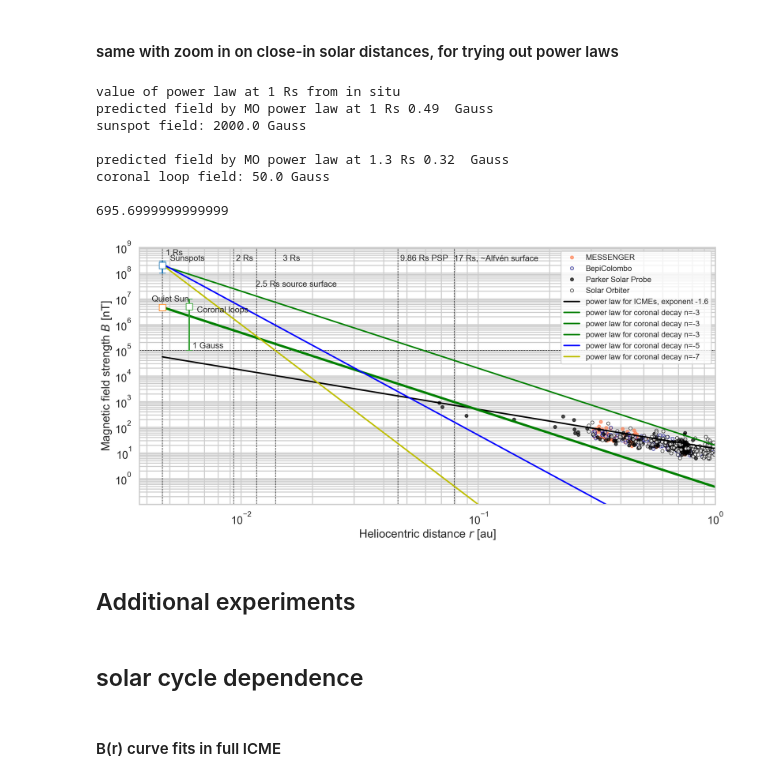
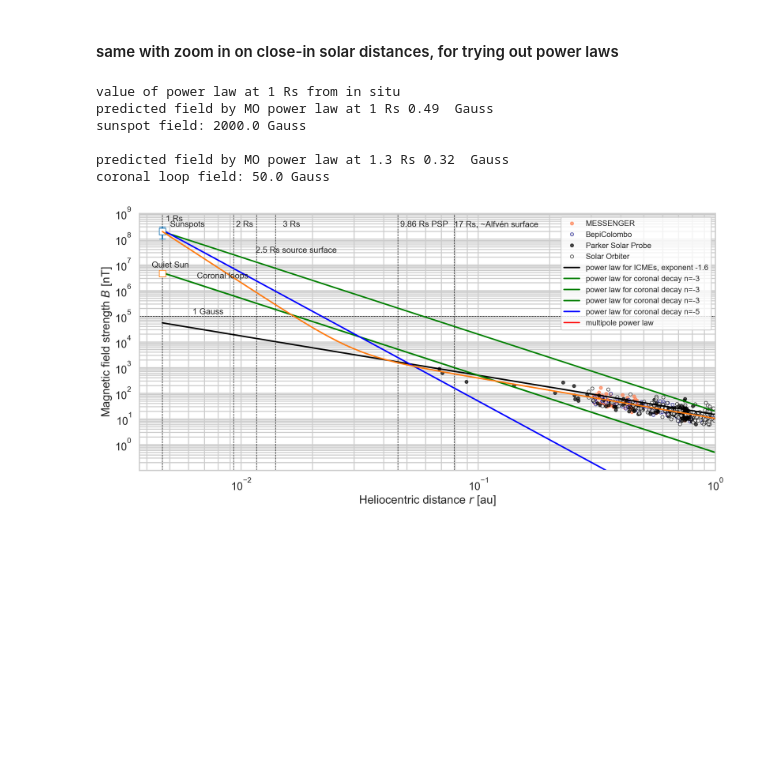
Before and after one commit to cmoestl/icmecat_paper_2025, a Jupyter notebook: moestl_icmecat_results.ipynb, the cells around one changed output. Cells and saved outputs as stored; diff of their text form; code cells hidden in the pictures; blank space fills up the shorter version.

Commit message:
added multipole power law

```diff
--- a/moestl_icmecat_results.ipynb
+++ b/moestl_icmecat_results.ipynb
@@ -1649,18 +1558,23 @@ n5=-5
 const2=5*1e-4
 ax.plot(fitx,powerlaw(fitx,const2,n5),'-b',label='power law for coronal decay n=-5')
 
-n7=-7
-const2=1e-8
-ax.plot(fitx,powerlaw(fitx,const2,n7),'-y',label='power law for coronal decay n=-7')
+#n7=-7
+#const2=1e-8
+#ax.plot(fitx,powerlaw(fitx,const2,n7),'-y',label='power law for coronal decay n=-7')
 
 #n9=-9
 #const2=2*1e-13
 #ax.plot(fitx,powerlaw(fitx,const2,n9),'-r',label='power law for coronal decay n=-9')
 
+#combined power law
+ax.plot(fitx,multipower(fitx,param10[0],param10[1]),color='red',linewidth=2,zorder=3, label='multipole power law')
 
 
 ax.legend(fontsize=12,facecolor='white')
 
+
+############## combined multipole power law
+ax.plot(fitx,multipower(fitx,param10[0],param10[1]),color='tab:orange',linewidth=2,zorder=3, label='multipole fit, k1=-1.57, k2=-6')
 
 
 ########################## add solar data points
@@ -1679,46 +1593,34 @@ ax.errorbar(sunspot_dist1,sunspot_b1,yerr=1e3*gauss,marker='s', markerfacecolor=
 
 
 #quiet sun 46 Gauss
 #https://iopscience.iop.org/article/10.3847/2041-8213/ac0af2#:~:text=On%20average%2C%20the%20quiet%2DSun,a%20strength%20of%2046%20G.
 
 quiet_dist1=1*rs   #1 Rs correct
 quiet_b1=46*gauss
 ax.errorbar(quiet_dist1,quiet_b1,yerr=0,marker='s', markerfacecolor='white',markersize='10',capsize=5)
 
 
 
 ### add coronal magnetic field
 #https://iopscience.iop.org/article/10.3847/2041-8213/ac0c84/pdf
 coronal_dist1=1.3*rs
 coronal_b1=50*gauss
 #range 1-100 gauss
 
-
-
-ax.errorbar(coronal_dist1,coronal_b1,yerr=49*gauss,marker='s', markerfacecolor='white',markersize='10',capsize=5)
-
-
-
-
+#ax.errorbar(coronal_dist1,coronal_b1,yerr=49*gauss,marker='s', markerfacecolor='white',markersize='10',capsize=5)
 
 #https://iopscience.iop.org/article/10.3847/1538-4357/ac5b06
 #height model 50 Mm
-rs_in_Mm=const.R_sun.value*1e-6
-print(rs_in_Mm)
+#rs_in_Mm=const.R_sun.value*1e-6
+#print(rs_in_Mm)
 
 plt.tight_layout()
 plt.savefig('results/fig5_br_mo_zoom_close.png', dpi=150,bbox_inches='tight')
 # %% [output]
 value of power law at 1 Rs from in situ
 predicted field by MO power law at 1 Rs 0.49  Gauss
 sunspot field: 2000.0 Gauss
 
 predicted field by MO power law at 1.3 Rs 0.32  Gauss
 coronal loop field: 50.0 Gauss
-
-695.6999999999999
-[figure, old version]
+[figure, new version]
-# %% [markdown]
-## Additional experiments
-# %% [markdown]
-## solar cycle dependence
@@ -1729,2 +1626,0 @@ coronal loop field: 50.0 Gauss
-# %% [markdown]
-#### B(r) curve fits in full ICME
```
Also changed, not shown: parts of 17 cells of this notebook, 1 other file.
